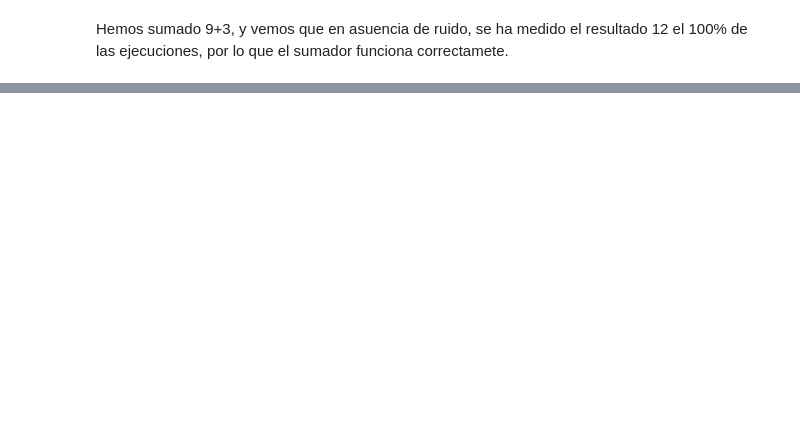
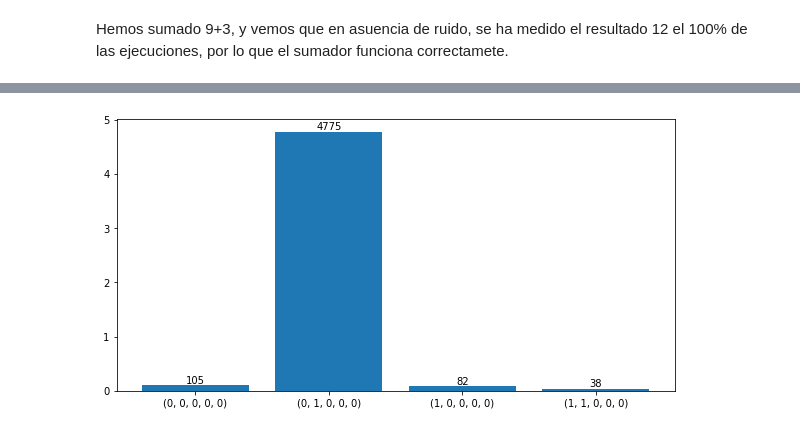
Before and after one commit to gulis1/APCC, a Jupyter notebook: Practica3/Ejercicio3.ipynb, the cells around one changed output, grey strips where cells are left out. Cells and saved outputs as stored; diff of their text form; code cells hidden in the pictures; blank space fills up the shorter version.

```diff
--- a/Practica3/Ejercicio3.ipynb
+++ b/Practica3/Ejercicio3.ipynb
@@ -99,0 +198,6 @@ Hemos sumado 9+3, y vemos que en asuencia de ruido, se ha medido el resultado 12
+# %%
+# Dos rotaciones
+results = cirq.Simulator().run(draper(N, 0b0101, 0b0011, 2), repetitions=5000).multi_measurement_histogram(keys=qubits[:N])
+plot_histogram(results, width=10)
+# %% [output]
+[figure, added]
```
Also changed, not shown: parts of 17 cells of this notebook, 2 other files.
